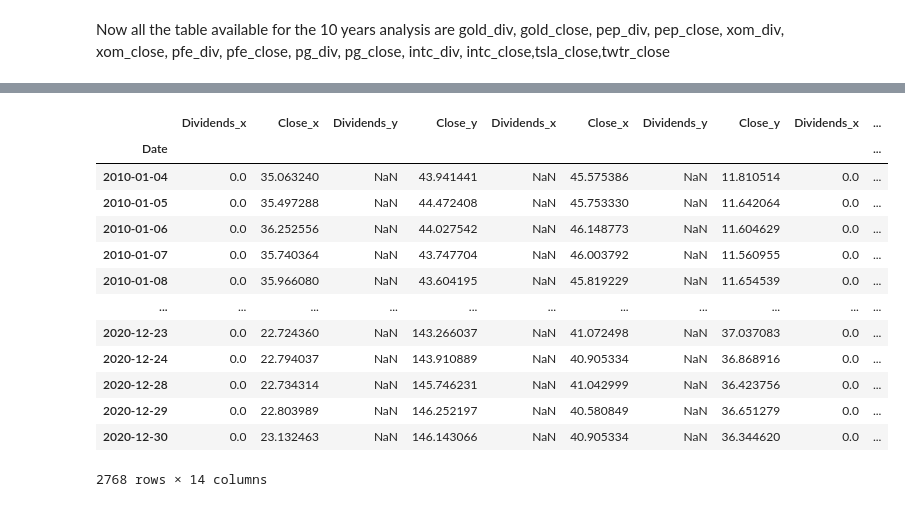
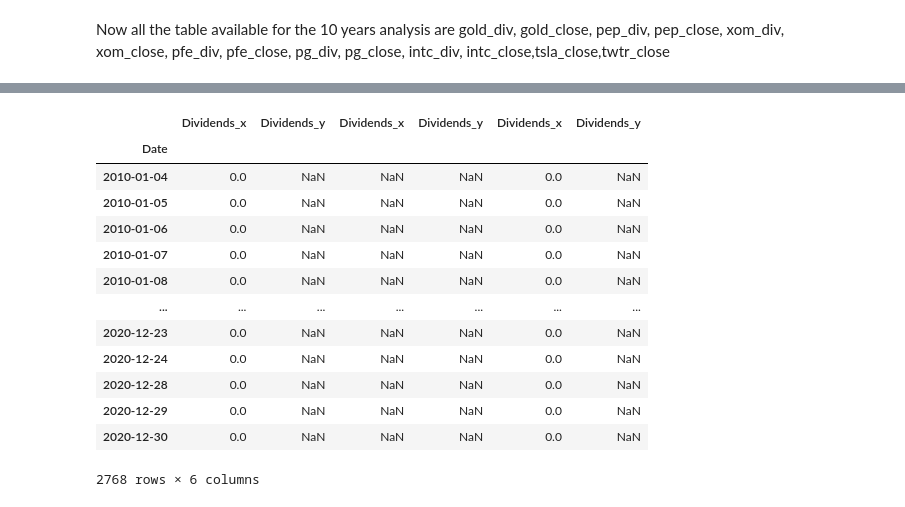
Before and after one commit to samokoye/DataScienceGuidedCapstone, a Jupyter notebook: Capstone_2_Ten_Year_Investment_Data Wrangling.ipynb, the cells around one changed output, grey strips where cells are left out. Saved outputs shown, nothing was run; the diff lists cells and outputs as text; code cells hidden in the pictures.

```diff
--- a/Capstone_2_Ten_Year_Investment_Data Wrangling.ipynb
+++ b/Capstone_2_Ten_Year_Investment_Data Wrangling.ipynb
@@ -558,2 +555,4 @@ result
 2768 rows × 2 columns
+# %%
+div_data_frames = [gold_div,pep_div,xom_div,pfe_div,pg_div,intc_div]
 # %%
@@ -561,19 +560,19 @@ data_frames = [gold_div, gold_close, pep_div, pep_close, xom_div, xom_close, pfe
 # %%
-df_merged = reduce(lambda  left,right: pd.merge(left,right,on=['Date'],
-                                            how='outer'), data_frames)
-df_merged
+div_merged = reduce(lambda  left,right: pd.merge(left,right,on=['Date'],
+                                            how='outer'), div_data_frames)
+div_merged
 # %% [output]
-|  | Dividends_x | Close_x | Dividends_y | Close_y | Dividends_x | Close_x | Dividends_y | Close_y | Dividends_x | ... |
-| Date |  |  |  |  |  |  |  |  |  | ... |
-| 2010-01-04 | 0.0 | 35.063240 | NaN | 43.941441 | NaN | 45.575386 | NaN | 11.810514 | 0.0 | ... |
-| 2010-01-05 | 0.0 | 35.497288 | NaN | 44.472408 | NaN | 45.753330 | NaN | 11.642064 | 0.0 | ... |
-| 2010-01-06 | 0.0 | 36.252556 | NaN | 44.027542 | NaN | 46.148773 | NaN | 11.604629 | 0.0 | ... |
-| 2010-01-07 | 0.0 | 35.740364 | NaN | 43.747704 | NaN | 46.003792 | NaN | 11.560955 | 0.0 | ... |
-| 2010-01-08 | 0.0 | 35.966080 | NaN | 43.604195 | NaN | 45.819229 | NaN | 11.654539 | 0.0 | ... |
-| ... | ... | ... | ... | ... | ... | ... | ... | ... | ... | ... |
-| 2020-12-23 | 0.0 | 22.724360 | NaN | 143.266037 | NaN | 41.072498 | NaN | 37.037083 | 0.0 | ... |
-| 2020-12-24 | 0.0 | 22.794037 | NaN | 143.910889 | NaN | 40.905334 | NaN | 36.868916 | 0.0 | ... |
-| 2020-12-28 | 0.0 | 22.734314 | NaN | 145.746231 | NaN | 41.042999 | NaN | 36.423756 | 0.0 | ... |
-| 2020-12-29 | 0.0 | 22.803989 | NaN | 146.252197 | NaN | 40.580849 | NaN | 36.651279 | 0.0 | ... |
-| 2020-12-30 | 0.0 | 23.132463 | NaN | 146.143066 | NaN | 40.905334 | NaN | 36.344620 | 0.0 | ... |
+|  | Dividends_x | Dividends_y | Dividends_x | Dividends_y | Dividends_x | Dividends_y |
+| Date |  |  |  |  |  |  |
+| 2010-01-04 | 0.0 | NaN | NaN | NaN | 0.0 | NaN |
+| 2010-01-05 | 0.0 | NaN | NaN | NaN | 0.0 | NaN |
+| 2010-01-06 | 0.0 | NaN | NaN | NaN | 0.0 | NaN |
+| 2010-01-07 | 0.0 | NaN | NaN | NaN | 0.0 | NaN |
+| 2010-01-08 | 0.0 | NaN | NaN | NaN | 0.0 | NaN |
+| ... | ... | ... | ... | ... | ... | ... |
+| 2020-12-23 | 0.0 | NaN | NaN | NaN | 0.0 | NaN |
+| 2020-12-24 | 0.0 | NaN | NaN | NaN | 0.0 | NaN |
+| 2020-12-28 | 0.0 | NaN | NaN | NaN | 0.0 | NaN |
+| 2020-12-29 | 0.0 | NaN | NaN | NaN | 0.0 | NaN |
+| 2020-12-30 | 0.0 | NaN | NaN | NaN | 0.0 | NaN |
-2768 rows × 14 columns
+2768 rows × 6 columns
```
Also changed, not shown: parts of 33 cells of this notebook.
